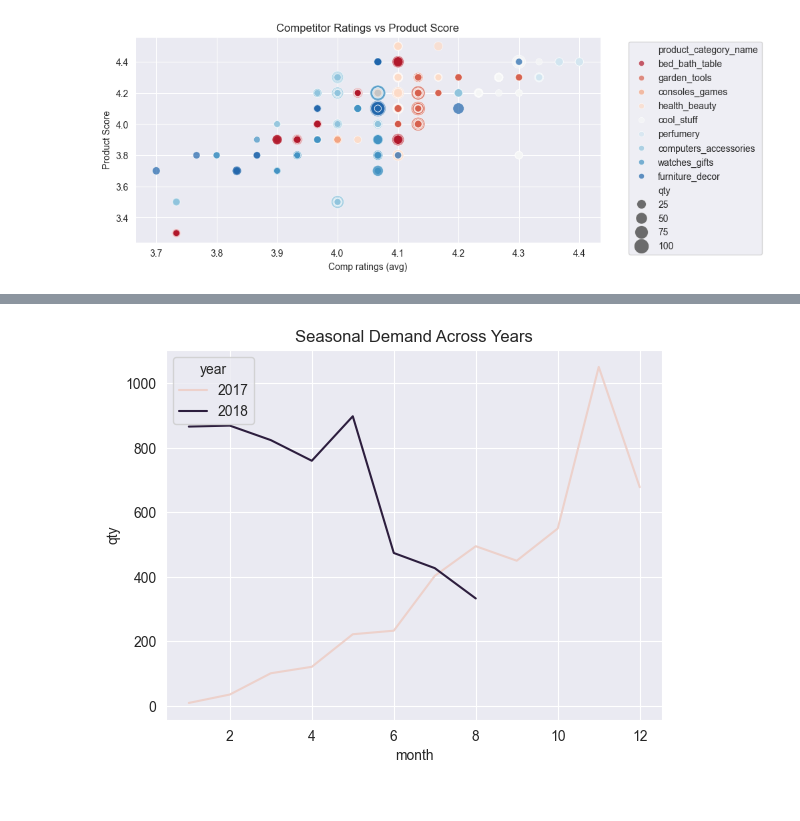
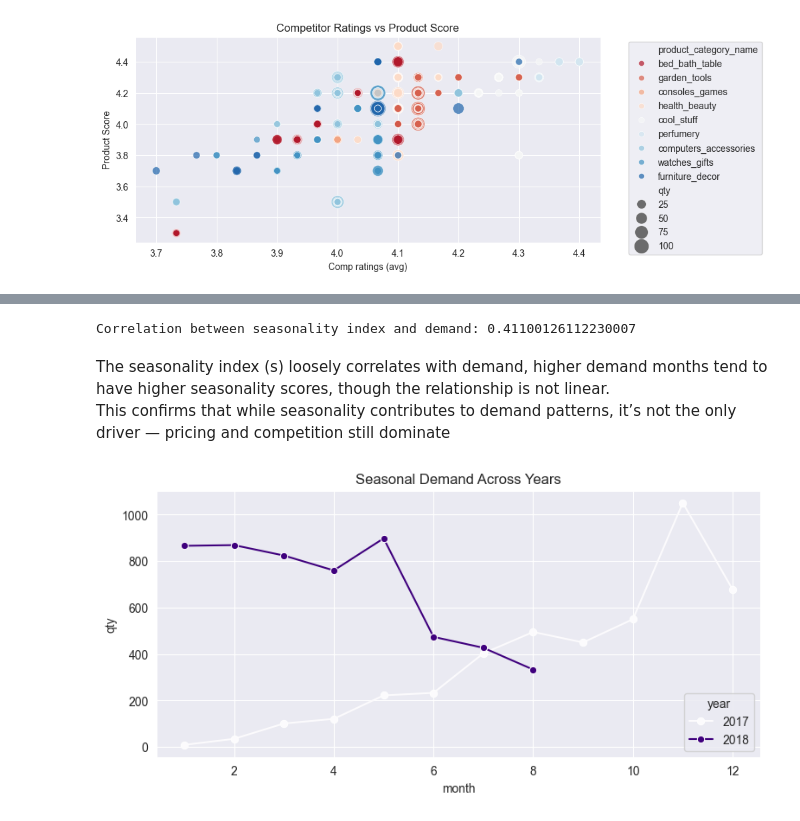
Before and after one commit to enyo-ojo/Pricing-Forecasts-Deal-Support-, a Jupyter notebook: pricing eda.ipynb, the cells around one changed output, grey strips where cells are left out. Saved outputs shown, nothing was run; the diff lists cells and outputs as text; code cells hidden in the pictures.

```diff
--- a/pricing eda.ipynb
+++ b/pricing eda.ipynb
@@ -175,7 +239,15 @@ plt.show()
+# %%
+print("Correlation between seasonality index and demand:", df["s"].corr(df["qty"]))
+# %% [output]
+Correlation between seasonality index and demand: 0.41100126112230007
+# %% [markdown]
+The seasonality index (s) loosely correlates with demand, higher demand months tend to have higher seasonality scores, though the relationship is not linear. <br>This confirms that while seasonality contributes to demand patterns, it’s not the only driver — pricing and competition still dominate
 # %%
 df_month = df.groupby(['year','month']).agg({'qty':'sum','total_price':'sum'}).reset_index()
-sns.lineplot(x='month', y='qty', hue='year', data=df_month,)
+
+plt.figure(figsize=(9,4))
+sns.lineplot(data=df_month, x="month", y="qty", hue="year", marker="o", palette="Purples")
 plt.title("Seasonal Demand Across Years")
 plt.show()
 # %% [output]
-[figure, old version]
+[figure, new version]
```
Also changed, not shown: parts of 25 cells of this notebook, 1 other file.
